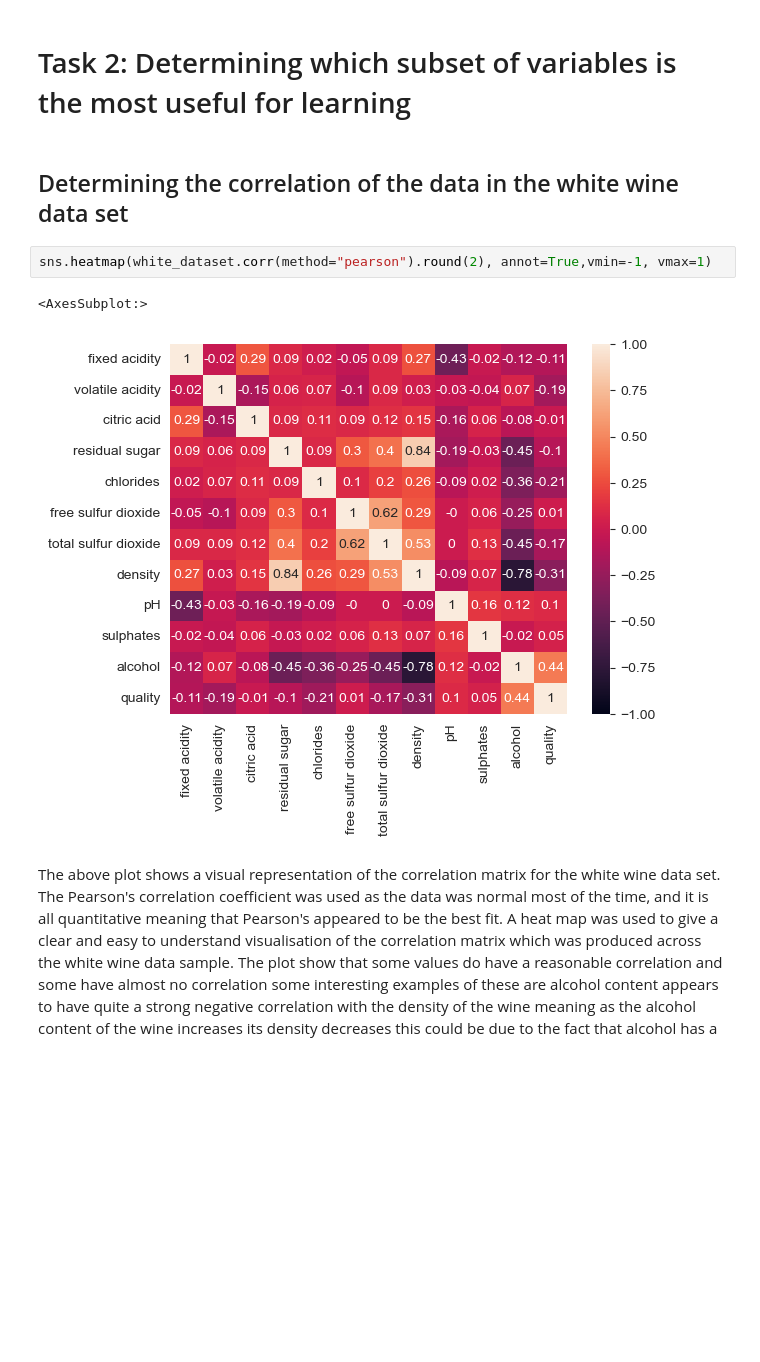
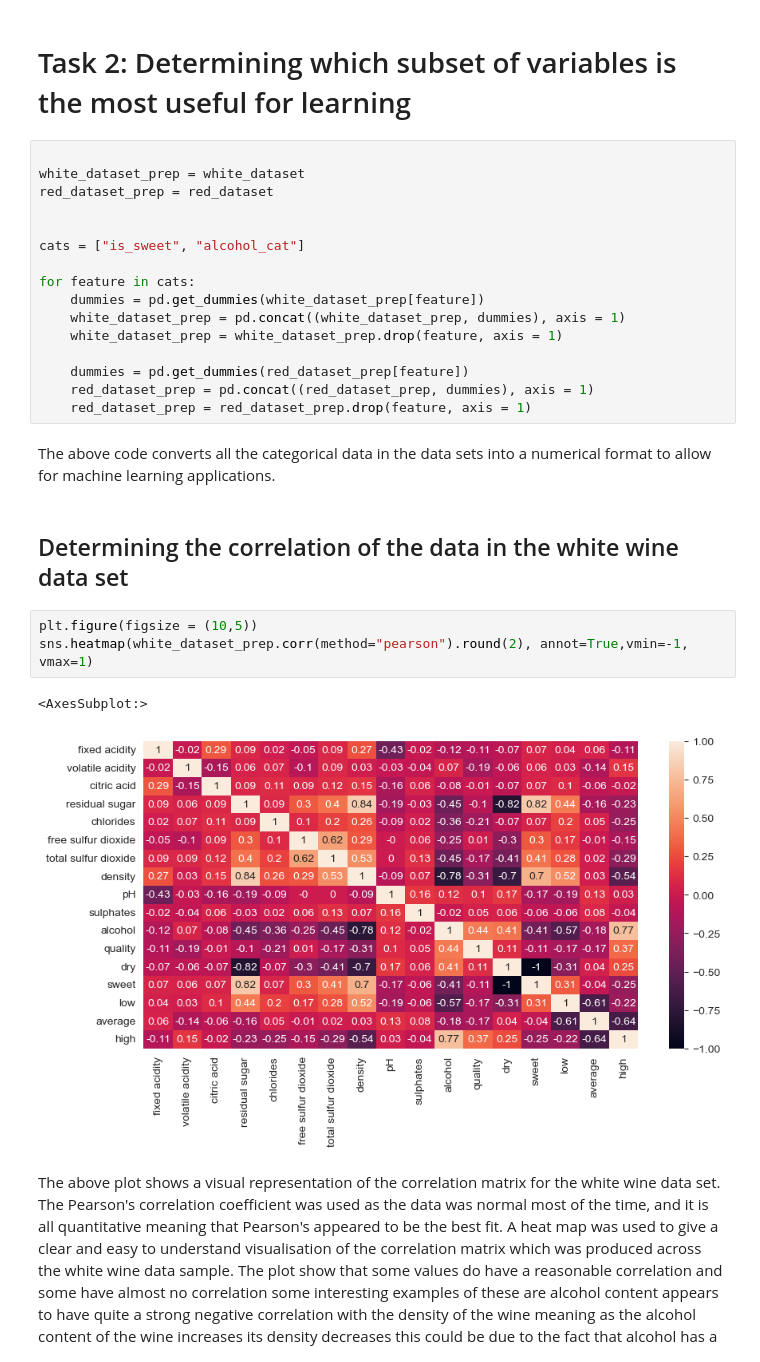
Before and after one commit to craig-lilley/Wine_Project, a Jupyter notebook: Wine Project/wineproject.ipynb, the cells around one changed output. Cells and saved outputs as stored; diff of their text form; blank space fills up the shorter version.

```diff
--- a/Wine Project/wineproject.ipynb
+++ b/Wine Project/wineproject.ipynb
@@ -223,11 +223,30 @@ Text(0.5, 1.0, 'Red Wine')
 The above plot shows the effect sweetens has on quality ratings given to the wines sampled. Count graphs were used with a hue based on the sweet or dry categorization made above to clearly show the effect of sweetness on wine quality ratings. The sweetness based on the categorization factors chosen does not seem to have much of an effect on the quality rating given to the wines sampled. There is perhaps a slight skewing towards higher quality white wines being dry but this does not have a strong enough link to say anything conclusive.
 # %% [markdown]
 # Task 2: Determining which subset of variables is the most useful for learning
+# %%
+
+white_dataset_prep = white_dataset
+red_dataset_prep = red_dataset
+
+
+cats = ["is_sweet", "alcohol_cat"]
+
+for feature in cats:
+    dummies = pd.get_dummies(white_dataset_prep[feature])
+    white_dataset_prep = pd.concat((white_dataset_prep, dummies), axis = 1)
+    white_dataset_prep = white_dataset_prep.drop(feature, axis = 1)
+
+    dummies = pd.get_dummies(red_dataset_prep[feature])
+    red_dataset_prep = pd.concat((red_dataset_prep, dummies), axis = 1)
+    red_dataset_prep = red_dataset_prep.drop(feature, axis = 1)
+# %% [markdown]
+The above code converts all the categorical data in the data sets into a numerical format to allow for machine learning applications.
 # %% [markdown]
 ## Determining the correlation of the data in the white wine data set
 # %%
-sns.heatmap(white_dataset.corr(method="pearson").round(2), annot=True,vmin=-1, vmax=1)
+plt.figure(figsize = (10,5))
+sns.heatmap(white_dataset_prep.corr(method="pearson").round(2), annot=True,vmin=-1, vmax=1)
 # %% [output]
 <AxesSubplot:>
-[figure, old version]
+[figure, new version]
 # %% [markdown]
```
Also changed, not shown: parts of 38 cells of this notebook.
